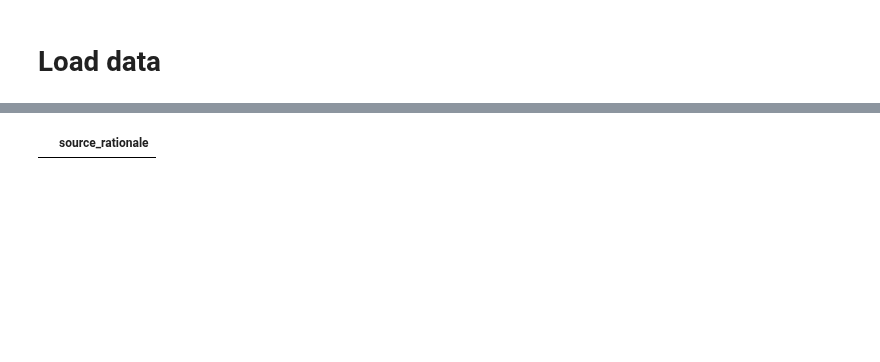
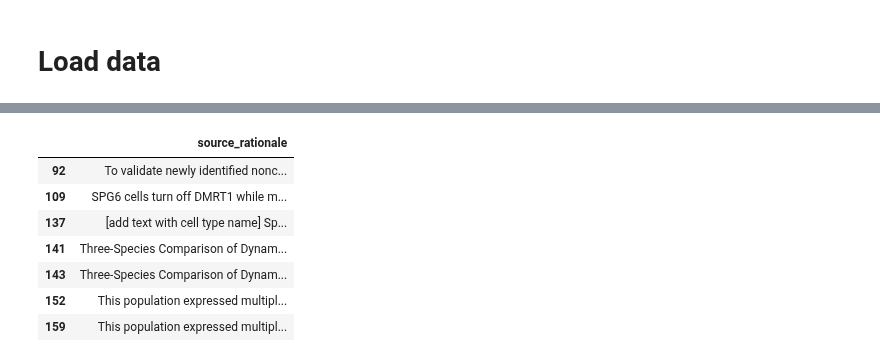
Before and after one commit to sbooeshaghi/llmarkers, a Jupyter notebook: analysis/extraction/verify_source_extraction.ipynb, the cells around one changed output, grey strips where cells are left out. Drawn from its saved outputs; the diff is of its cells as text; code cells hidden in the pictures; blank space fills up the shorter version.

```diff
--- a/analysis/extraction/verify_source_extraction.ipynb
+++ b/analysis/extraction/verify_source_extraction.ipynb
@@ -120,6 +118,13 @@ agg.reset_index()
 # %%
 # find specific datasets with missing source rationales
-ds = 'adipose_Vijay2019'
+ds = 'testis_Shamis2020'
 tdf.query(f"ds == '{ds}' & (~found_source_rationale)")[["source_rationale"]].drop_duplicates()
 # %% [output]
 |  | source_rationale |
+| 92 | To validate newly identified nonc... |
+| 109 | SPG6 cells turn off DMRT1 while m... |
+| 137 | [add text with cell type name] Sp... |
+| 141 | Three-Species Comparison of Dynam... |
+| 143 | Three-Species Comparison of Dynam... |
+| 152 | This population expressed multipl... |
+| 159 | This population expressed multipl... |
```
Also changed, not shown: parts of 3 cells of this notebook, 3 other files.
